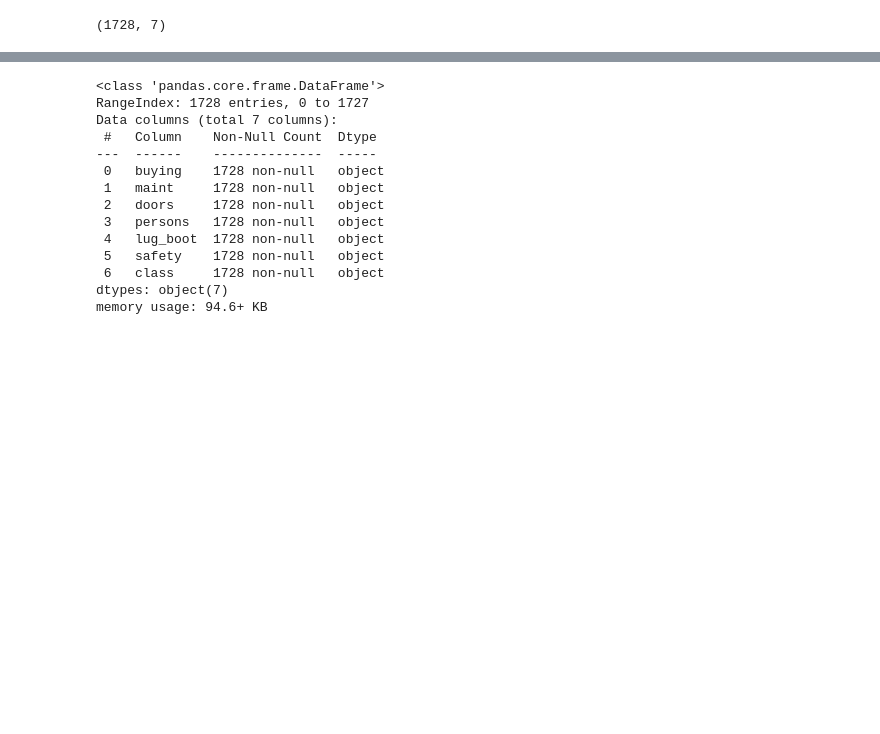
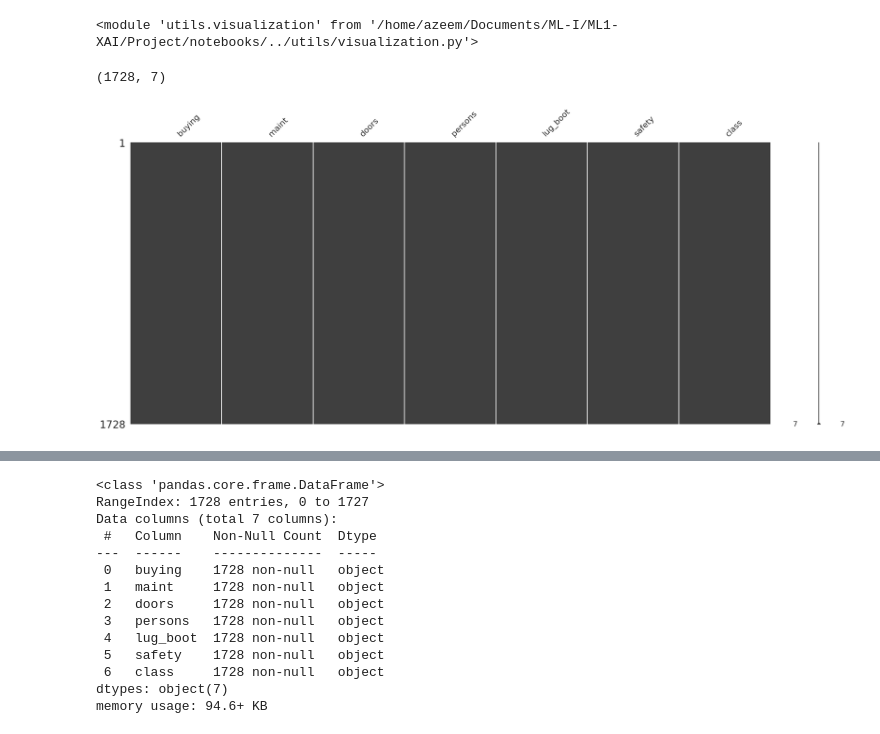
Before and after one commit to AyeshaAmjad-Astera/ML1-XAI, a Jupyter notebook: Project/notebooks/exploratory_analysis.ipynb, the cells around one changed output, grey strips where cells are left out. Cells and saved outputs as stored; diff of their text form; code cells hidden in the pictures; blank space fills up the shorter version.

Commit message:
EDA completed, encoding and hyperparameter tuning Jupyter

```diff
--- a/Project/notebooks/exploratory_analysis.ipynb
+++ b/Project/notebooks/exploratory_analysis.ipynb
@@ -2,8 +2,15 @@
 import sys
 sys.path.append("../")
 import pandas as pd
-from data_utils import DataLoader
+from utils.data_utils import DataLoader
+from utils.feature_association import FeatureAssociation
+from utils.encoding import Encoder
 from utils import visualization
+
+from importlib import reload
+reload(visualization)
+# %% [output]
+<module 'utils.visualization' from '/home/azeem/Documents/ML-I/ML1-XAI/Project/notebooks/../utils/visualization.py'>
 # %%
 data_loader = DataLoader(file_path='../data/raw/car.data' , target_column='class', test_size=0.2, random_state=42)
 # %%
@@ -14,6 +21,10 @@ df = data_loader.get_df()
 df.shape
 # %% [output]
 (1728, 7)
+# %%
+visualization.plot_missing(df)
+# %% [output]
+[figure, added]
 # %%
 df.head()
 # %% [output]
```
Also changed, not shown: parts of 7 cells of this notebook, 5 other files.
